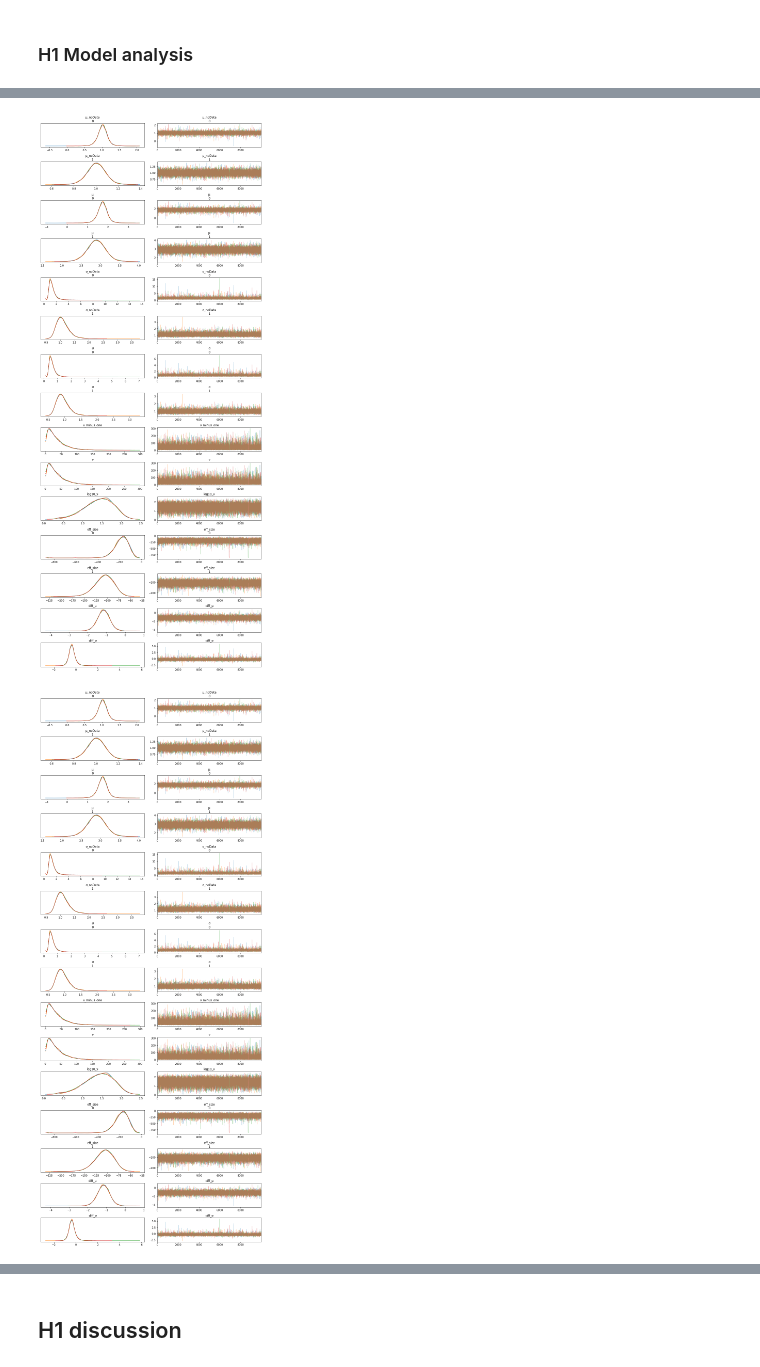
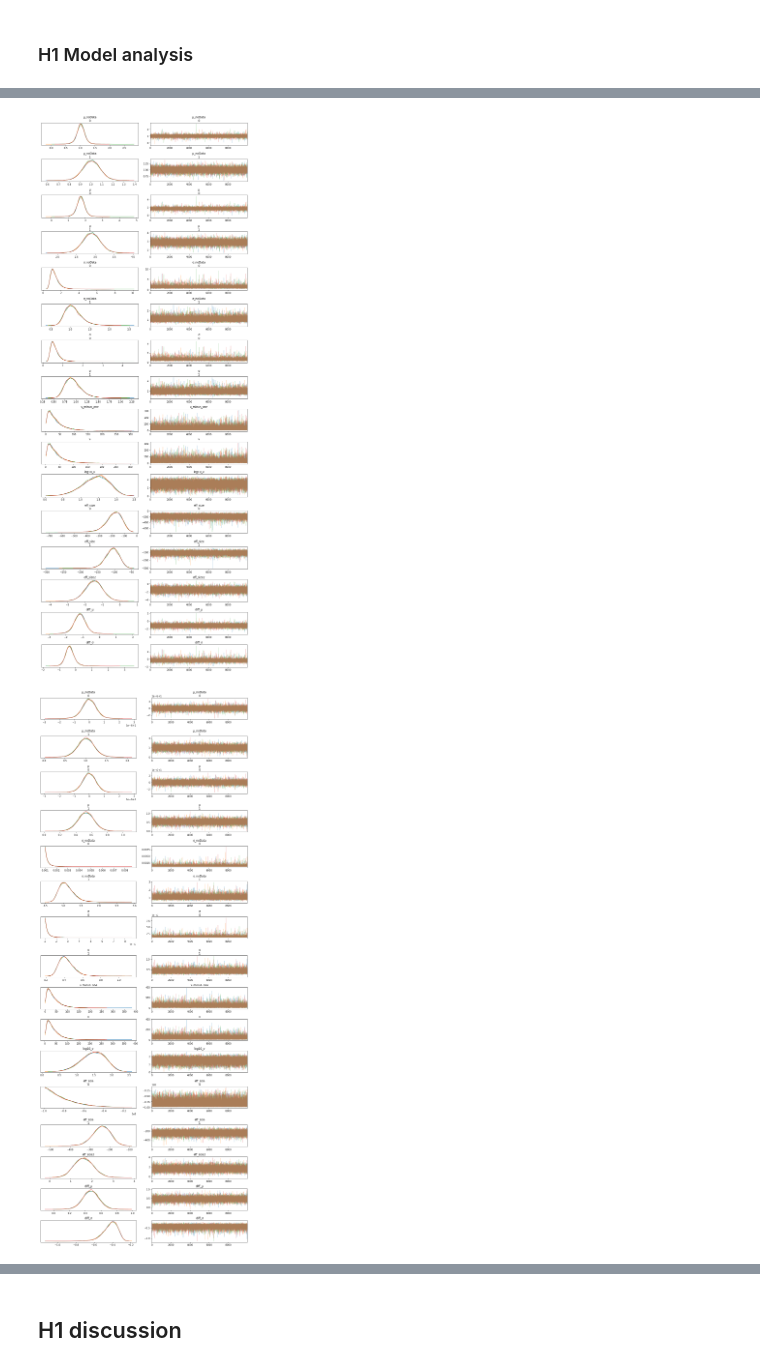
Before and after one commit to jonasIshoejNielsen/2021_prpro_exam, a Jupyter notebook: exam.ipynb, the cells around one changed output, grey strips where cells are left out. Cells and saved outputs as stored; diff of their text form; code cells hidden in the pictures.

Commit message:
h1 bern changes

```diff
--- a/exam.ipynb
+++ b/exam.ipynb
@@ -20,7 +19,7 @@ WARNING (theano.tensor.blas): Using NumPy C-API based implementation for BLAS fu
 h1_do_obs                = True
 h1_do_bern               = True
 resample_h1_obs          = False
-resample_h1_bern         = False
+resample_h1_bern         = True
 folderName_h1_obs        = "h1_obs.trace"
 folderName_h1_bern       = "h1_bern.trace"
 
@@ -35,9 +34,9 @@ folderName_h2_quadratic  = "h2_quadratic.trace"
 describeData             = False
 
 remove_rows_not_cells    = True
-h1_ropes                 = [("diff_μ", (-4, -1)), ("diff_μ", (-4, -2))]
-h1_bern_ropes            = [("diff_μ", (-0.8, -0.2))]
-var_names_h1_notRope     = ['log10_ν', 'μ', 'σ', 'diff_σ']
+h1_ropes                 = [("diff_μ", (-4, -0)),("diff_μ", (-4, -1)),               ("diff_μ", (-4, -2))]
+h1_bern_ropes            = [("diff_μ", (0, 0.5)),("diff_μ", (0, ((4-1.0)/4.0)*0.5)), ("diff_μ", (0, ((4-2.0)/4.0)*0.5))]
+var_names_h1_notRope     = ['log10_ν', 'μ', 'σ', 'diff_σ', 'eff_size', 'eff_size2']
 var_names_h1_all         = var_names_h1_notRope.copy().extend([name for name,rope in h1_ropes])
 # %% [markdown]
 # Helperfunctions
@@ -119,7 +118,7 @@ for com in communities:
     columns  = []
     for question in df.iloc[:,2:].columns:
         columns.append(removeNoAnswer(df[df.Community == com][question].to_numpy()))
-    positive = [[int(d<=3) for d in v] for v in columns]
+    positive = [[0.5 if d==3 else int(d<=3) for d in v] for v in columns]
 
     N = [len(v) for v in columns]
     μ = [np.mean(v) for v in columns]
@@ -192,7 +191,6 @@ def makeModel(data_coala, data_linux, data_μ_coala, data_μ_linux, data_σ_coal
     data_σ_linux = np.max([1/1000,data_σ_linux])
     with pm.Model() as model_h1:
         μ_noData = pm.Normal('μ_noData', mu=1, sigma=100*1, shape=2)
-        print (data_μ_coala, data_μ_linux)
         μ        = pm.Deterministic('μ', μ_noData*[data_μ_coala, data_μ_linux])
         σ_noData = pm.Uniform('σ_noData', lower=1/1000, upper=1*1000, shape=2)
         σ        = pm.Deterministic('σ', σ_noData*[data_σ_coala, data_σ_linux])
@@ -203,8 +201,9 @@ def makeModel(data_coala, data_linux, data_μ_coala, data_μ_linux, data_σ_coal
         log10_ν = pm.Deterministic('log10_ν',np.log10(ν))
         eff_size = pm.Deterministic('eff_size',(μ-100)/σ)
 
+        eff_size2 = pm.Deterministic('eff_size2',((μ[0]-μ[1])/np.sqrt((σ[0]**2+σ[1]**2)/2)))
+
         #likelihood
-        print (data_coala, data_linux)
         obs_coala   = pm.StudentT('obs_coala',  nu=ν, mu=μ[0], sd=σ[0], observed=data_coala)
         obs_linux   = pm.StudentT('obs_linux',  nu=ν, mu=μ[1], sd=σ[1], observed=data_linux)
 
@@ -298,11 +295,11 @@ plot_trace_method1(trace_h1_inferencedata_bern, var_names_h1_notRope, h1_bern_ro
 # %%
 plot_trace_method2(trace_h1_obs, model_h1_obs, var_names_h1_all) if h1_do_obs  else None
 # %% [output]
-[figure, old version]
+[figure, new version]
 # %%
-plot_trace_method2(trace_h1_obs, model_h1_obs, var_names_h1_all) if h1_do_obs  else None
+plot_trace_method2(trace_h1_bern, model_h1_bern, var_names_h1_all) if h1_do_bern  else None
 # %% [output]
-[figure, old version]
+[figure, new version]
 # %%
 plot_trace_scatter(trace_h1_obs, ['μ_noData', 'μ', 'diff_μ'])
 # %% [output]
```
Also changed, not shown: parts of 10 cells of this notebook, 16 other files.
